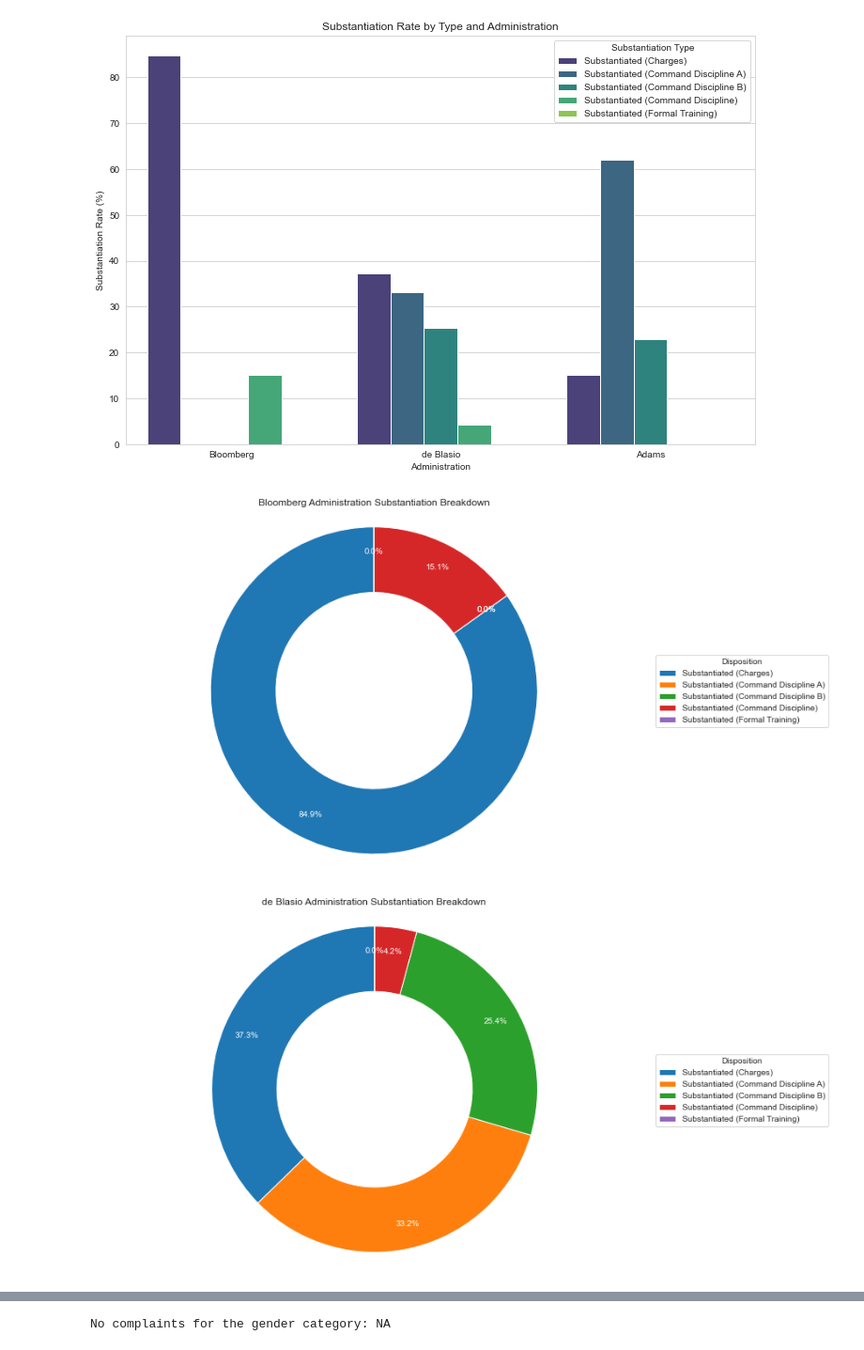
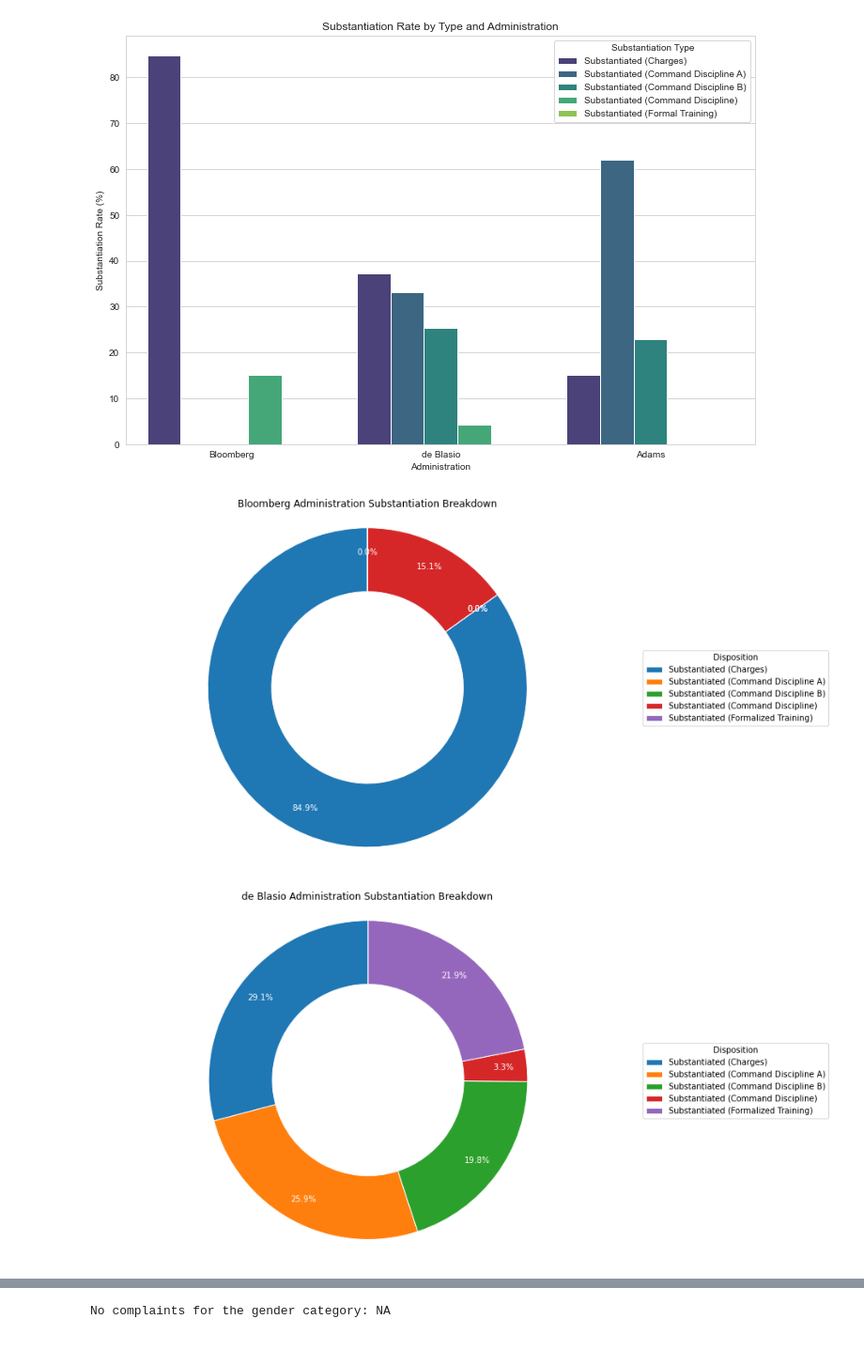
Before and after one commit to thomagin/Fagin_CCRB, a Jupyter notebook: ccrb capstone.ipynb, the cells around one changed output, grey strips where cells are left out. Shown at 94% size. Saved outputs shown, nothing was run; the diff lists cells and outputs as text; code cells hidden in the pictures.

```diff
--- a/ccrb capstone.ipynb
+++ b/ccrb capstone.ipynb
@@ -1667,7 +1667,7 @@ adams_data = ccrb[(ccrb['Close Date'] >= adams_start) & (ccrb['Close Date'] <= a
 # Define various forms of Substantiated outcomes
 substantiated_forms = ['Substantiated (Charges)', 'Substantiated (Command Discipline A)',
                        'Substantiated (Command Discipline B)', 'Substantiated (Command Discipline)',
-                       'Substantiated (Formal Training)']
+                       'Substantiated (Formalized Training)']
 
 # Initialize a dictionary to store results for all administrations
 results = {}
@@ -1702,32 +1702,32 @@ def calculate_substantiation_breakdown(data, administration_name):
     percentages = [item['Percentage'] for item in breakdown]
     labels = [item['Disposition'] for item in breakdown]
     values = [item['Count'] for item in breakdown]
 
     plt.figure(figsize=(12, 8))
     wedges, texts, autotexts = plt.pie(values, startangle=90, pctdistance=0.85,
                                        wedgeprops=dict(width=0.4, edgecolor='w'), autopct='%1.1f%%')
     plt.title(f"{administration_name} Administration Substantiation Breakdown")
 
     # Add legend outside the pie chart to prevent label overlap
     plt.legend(wedges, labels, title="Disposition", loc="center left", bbox_to_anchor=(1, 0, 0.5, 1))
 
     # Add percentage values onto the chart
     for autotext in autotexts:
         autotext.set_color('white')
 
     plt.axis('equal')  # Equal aspect ratio ensures that pie is drawn as a circle.
     plt.show()
 
 # Calculate breakdown for each administration
 calculate_substantiation_breakdown(bloomberg_data, "Bloomberg")
 calculate_substantiation_breakdown(deblasio_data, "de Blasio")
 calculate_substantiation_breakdown(adams_data, "Adams")
 
 # Print the results as a list
 for admin, breakdown in results.items():
     print(f"\n{admin} Administration:")
     for item in breakdown:
         print(f"  {item['Disposition']}: {item['Percentage']} ({item['Count']} cases)")
 # %% [output]
-[figure, old version]
+[figure, new version]
-[figure, old version]
+[figure, new version]
```
Also changed, not shown: parts of 2 cells of this notebook, 3 other files.
